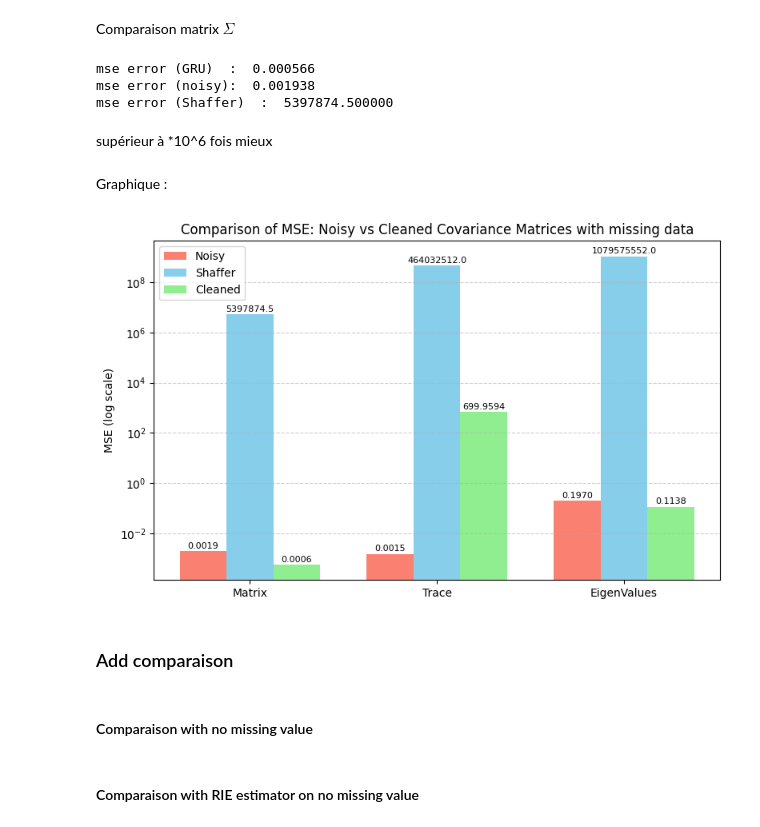
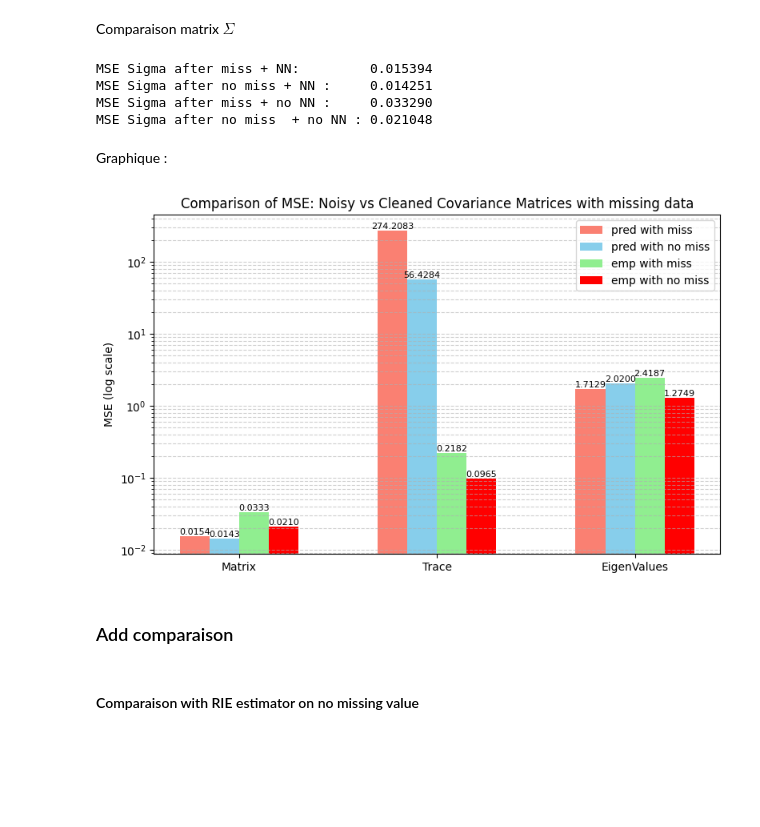
Before and after one commit to Armanddevacc/covariance-cleaning-nn, a Jupyter notebook: NN.ipynb, the cells around one changed output. Cells and saved outputs as stored; diff of their text form; code cells hidden in the pictures; blank space fills up the shorter version.

Commit message:
comparaison missing/not missing values, black formatting

```diff
--- a/NN.ipynb
+++ b/NN.ipynb
@@ -144 +124,4 @@ lam_pred_test = model(input_seq)
+# %%
+lam_true_rev, _ = torch.linalg.eigh(Sigma_true)
+lam_true = torch.flip(lam_true_rev, dims=[1])
 # %% [markdown]
@@ -193,65 +182,69 @@ def reconstruct_cov(Q, lam):
     Lambda = torch.diag_embed(lam.squeeze(-1))
     Sigma = Q @ Lambda @ Q.transpose(1, 2)
     return Sigma
-# %%
-Sigma_true_test = Sigma_true_oos
-Sigma_noisy_test = reconstruct_cov(Q_emp_oos, lam_emp_oos)
-Sigma_pred_test   = reconstruct_cov(Q_emp_oos, lam_pred_test)
-Sigma_shaffer_test   = reconstruct_cov(Q_emp_1_oos, lam_emp_1_oos)
-
-fro_noisy_test_mat = mse(Sigma_noisy_test, Sigma_true_test)
-fro_pred_test_mat   = mse(Sigma_pred_test, Sigma_true_test)
-fro_shaffer_test_mat   = mse(Sigma_shaffer_test, Sigma_true_test)
-
-print(f"mse error (GRU)  :  {fro_pred_test_mat:.6f}")
-print(f"mse error (noisy):  {fro_noisy_test_mat:.6f}")
-print(f"mse error (Shaffer)  :  {fro_shaffer_test_mat:.6f}")
-# %% [output]
-mse error (GRU)  :  0.000566
-mse error (noisy):  0.001938
-mse error (Shaffer)  :  5397874.500000
-# %% [markdown]
-supérieur à *10^6 fois mieux
+# %%
+Sigma_pred_miss    = reconstruct_cov(Q_emp_cov_miss, lam_pred_miss)
+Sigma_pred_no_miss = reconstruct_cov(Q_emp_cov_no_miss, lam_pred_no_miss)
+Sigma_emp_miss     = reconstruct_cov(Q_emp_cov_miss, lam_emp_cov_miss)
+Sigma_emp_no_miss  = reconstruct_cov(Q_emp_cov_no_miss, lam_emp_cov_no_miss)
+
+fro_Sigma_pred_miss    = mse(Sigma_pred_miss, Sigma_true)
+fro_Sigma_pred_no_miss = mse(Sigma_pred_no_miss, Sigma_true)
+fro_Sigma_emp_miss     = mse(Sigma_emp_miss, Sigma_true)
+fro_Sigma_emp_no_miss  = mse(Sigma_emp_no_miss, Sigma_true)
+
+print(f"MSE Sigma after miss + NN:         {fro_Sigma_pred_miss:.6f}")
+print(f"MSE Sigma after no miss + NN :     {fro_Sigma_pred_no_miss:.6f}")
+print(f"MSE Sigma after miss + no NN :     {fro_Sigma_emp_miss:.6f}")
+print(f"MSE Sigma after no miss  + no NN : {fro_Sigma_emp_no_miss:.6f}")
+# %% [output]
+MSE Sigma after miss + NN:         0.015394
+MSE Sigma after no miss + NN :     0.014251
+MSE Sigma after miss + no NN :     0.033290
+MSE Sigma after no miss  + no NN : 0.021048
 # %% [markdown]
 Graphique :
 # %%
 pairs = ['Matrix', 'Trace', 'EigenValues']
-mse_noisy   = [fro_noisy_test_mat.item(), mse_tr_test_noisy.item(), mse_noisy_test_lam.item()]
-mse_cleaned = [fro_pred_test_mat.item(), mse_tr_test_pred.item(), mse_pred_test_lam.item()]
-mse_shaffer = [fro_shaffer_test_mat.item(), mse_tr_test_shaffer.item(), mse_shaffer_test_lam.item()]
+
+pair_pred_miss    = [fro_Sigma_pred_miss.item(), mse_tr_pred_miss.item(), mse_pred_lam_miss.item()]
+pair_pred_no_miss = [fro_Sigma_pred_no_miss.item(), mse_tr_pred_no_miss.item(), mse_pred_lam_no_miss.item()]
+pair_emp_miss     = [fro_Sigma_emp_miss.item(), mse_tr_emp_cov_miss.item(), mse_lam_miss.item()]
+pair_emp_no_miss  = [fro_Sigma_emp_no_miss.item(), mse_tr_emp_cov_no_miss.item(), mse_lam_no_miss.item()]
 # %%
 import matplotlib.pyplot as plt
 import numpy as np
 
 x = np.arange(len(pairs))
-width = 0.25
+width = 0.15
 
 plt.figure(figsize=(8,5))
-plt.bar(x - width, mse_noisy, width, label='Noisy', color='salmon')
-plt.bar(x, mse_shaffer, width, label='Shaffer', color='skyblue')
-plt.bar(x + width, mse_cleaned, width, label='Cleaned', color='lightgreen')
+plt.bar(x - 1.5 * width, pair_pred_miss, width, label='pred with miss', color='salmon')
+plt.bar(x - 0.5 * width, pair_pred_no_miss, width, label='pred with no miss', color='skyblue')
+plt.bar(x + 0.5 * width, pair_emp_miss, width, label='emp with miss', color='lightgreen')
+plt.bar(x + 1.5 * width, pair_emp_no_miss, width, label='emp with no miss', color='red')
+
 
 plt.yscale('log')
 plt.ylabel('MSE (log scale)')
 plt.xticks(x, pairs)
 plt.legend()
 plt.grid(True, which='both', axis='y', linestyle='--', alpha=0.6)
 
-for i, (n, c, s) in enumerate(zip(mse_noisy, mse_cleaned, mse_shaffer)):
-    plt.text(x[i] - width, n*1.1, f"{n:.4f}", ha='center', va='bottom', fontsize=8)
-    plt.text(x[i], s*1.1, f"{s:.1f}", ha='center', va='bottom', fontsize=8)
-    plt.text(x[i] + width, c*1.1, f"{c:.4f}", ha='center', va='bottom', fontsize=8)
+for i, (n, c, s, k) in enumerate(zip(pair_pred_miss, pair_pred_no_miss, pair_emp_miss, pair_emp_no_miss)):
+    plt.text(x[i] - 1.5 * width, n, f"{n:.4f}", ha='center', va='bottom', fontsize=8)
+    plt.text(x[i] - 0.5 * width, c, f"{c:.4f}", ha='center', va='bottom', fontsize=8)
+    plt.text(x[i] + 0.5 * width, s, f"{s:.4f}", ha='center', va='bottom', fontsize=8)
+    plt.text(x[i] + 1.5 * width, k, f"{k:.4f}", ha='center', va='bottom', fontsize=8)
 
 plt.title('Comparison of MSE: Noisy vs Cleaned Covariance Matrices with missing data')
 plt.tight_layout()
 plt.savefig('images/results_NN_oos')
 plt.show()
 # %% [output]
-[figure, old version]
+[figure, new version]
 # %% [markdown]
 ### Add comparaison
-# %% [markdown]
-#### Comparaison with no missing value
 # %% [markdown]
 #### Comparaison with RIE estimator on no missing value
 # %% [markdown]
```
Also changed, not shown: parts of 20 cells of this notebook, 2 other files.
